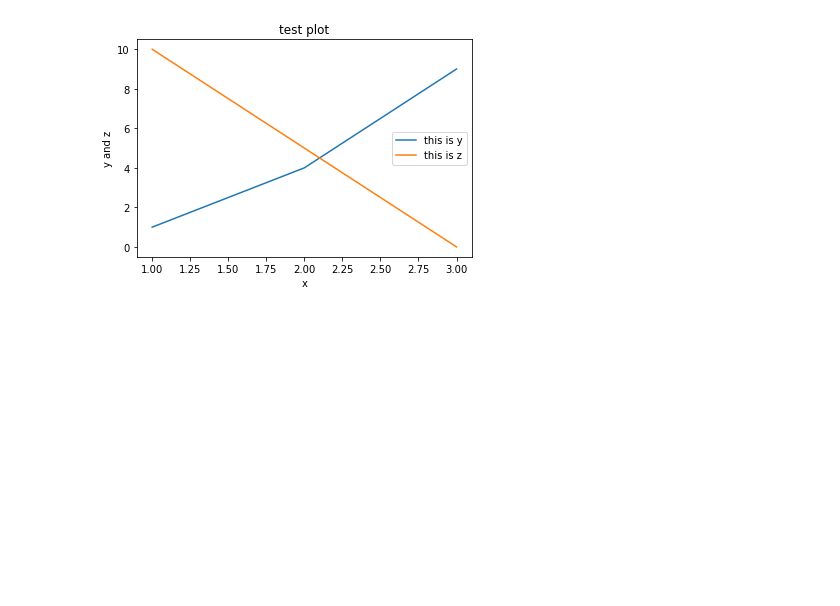
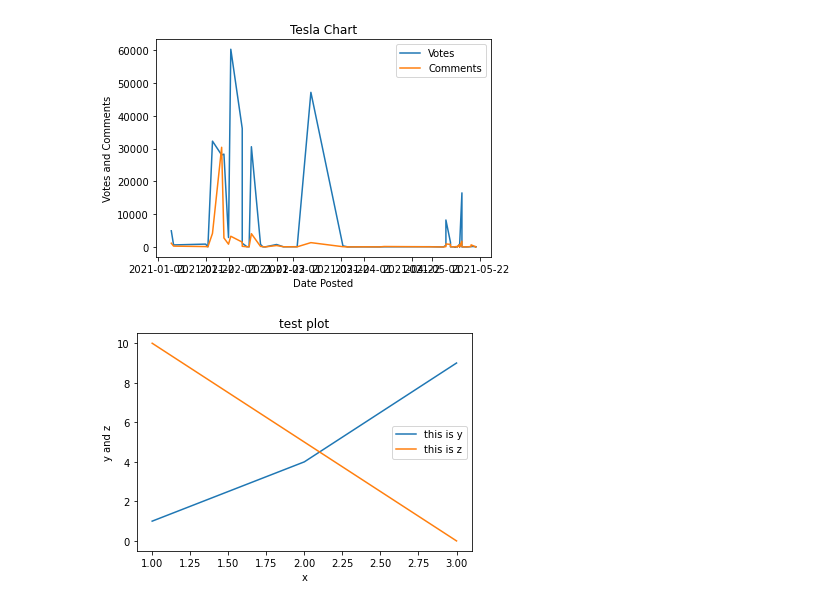
Before and after one commit to matthewvb77/TheSpatula, a Jupyter notebook: Scripts/data_visualizer.ipynb, the cells around one changed output. Saved outputs shown, nothing was run; the diff lists cells and outputs as text; code cells hidden in the pictures; blank space fills up the shorter version.

Commit message:
adding matplotlib visualizing scripts

```diff
--- a/Scripts/data_visualizer.ipynb
+++ b/Scripts/data_visualizer.ipynb
@@ -3,3 +26,43 @@ import pandas as pd
+# %%
+cnx = connect_to_db("TheSpatula")
+mycursor = cnx.cursor()
+assert mycursor
+assert table_exists(mycursor, "reddit")
+
+mycursor.execute("""
+    SELECT num_votes, num_comments, date_posted
+    FROM reddit
+    WHERE symbol="TSLA"
+    AND date_posted > "2021-01-01"
+    ;
+    """)
+
+votes = list()
+comments = list()
+dates = list()
+
+for (num_votes, num_comments, date_posted) in mycursor:
+    votes.append(num_votes)
+    comments.append(num_comments)
+    dates.append(date_posted)
+
+mycursor.close()
+cnx.close()
+# %%
+from matplotlib import pyplot as plt
+
+x = dates
+y = votes
+z = comments
+plt.plot(x,y)
+plt.plot(x,z)
+plt.title("Tesla Chart")
+plt.xlabel("Date Posted")
+plt.ylabel("Votes and Comments")
+plt.legend(["Votes", "Comments"])
+plt.show()
+# %% [output]
+[figure, added]
 # %%
 from matplotlib import pyplot as plt
 
```
Also changed, not shown: parts of 2 cells of this notebook.
